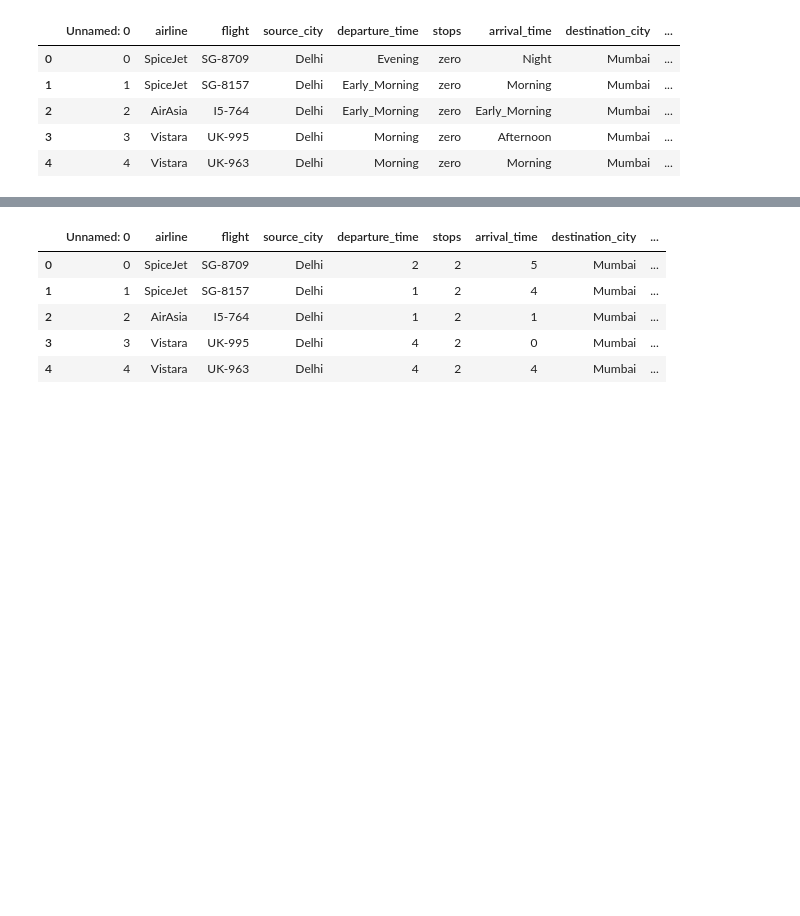
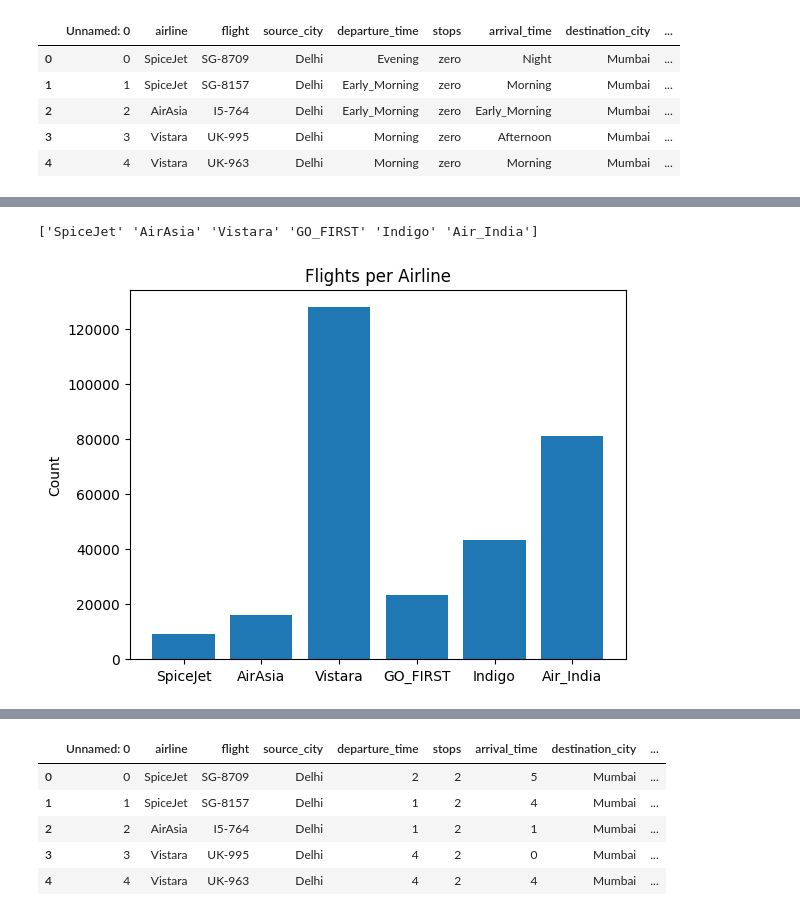
Before and after one commit to jadrzy/ProjectPythonForMachineLearning, a Jupyter notebook: notebooks/InitialDataAnalysis.ipynb, the cells around one changed output, grey strips where cells are left out. Saved outputs shown, nothing was run; the diff lists cells and outputs as text; code cells hidden in the pictures; blank space fills up the shorter version.

```diff
--- a/notebooks/InitialDataAnalysis.ipynb
+++ b/notebooks/InitialDataAnalysis.ipynb
@@ -65,0 +86,22 @@ plt.show()
+# %%
+import seaborn as sns
+import matplotlib.pyplot as plt
+
+uAirline=data1["airline"].unique()
+print(uAirline)
+# %% [output]
+['SpiceJet' 'AirAsia' 'Vistara' 'GO_FIRST' 'Indigo' 'Air_India']
+# %%
+import matplotlib.pyplot as plt
+from collections import Counter
+
+cAirlines=Counter(data1['airline'])
+
+name_list = list(cAirlines.keys())
+count_list = list(cAirlines.values())
+plt.bar(name_list,count_list)
+plt.title('Flights per Airline')
+plt.ylabel('Count')
+plt.show()
+# %% [output]
+[figure, added]
```
Also changed, not shown: parts of 33 cells of this notebook.
